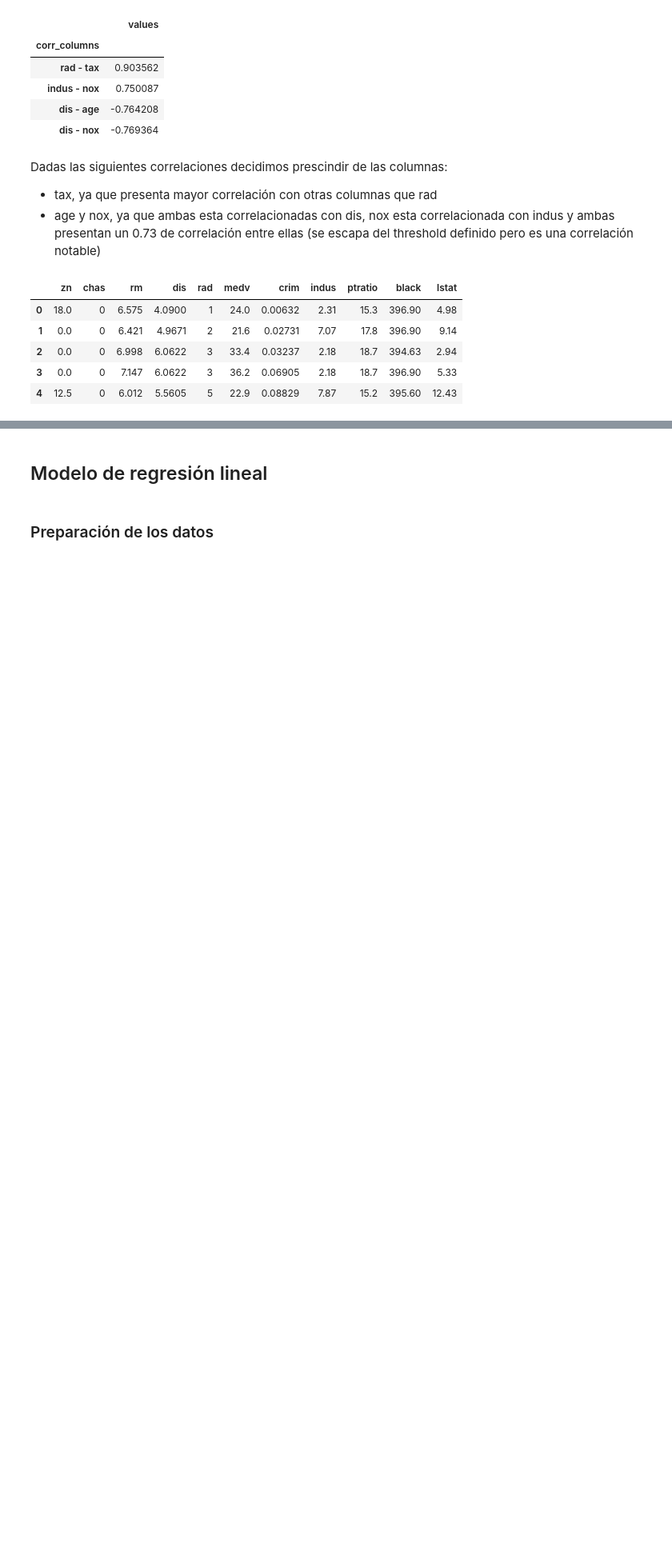
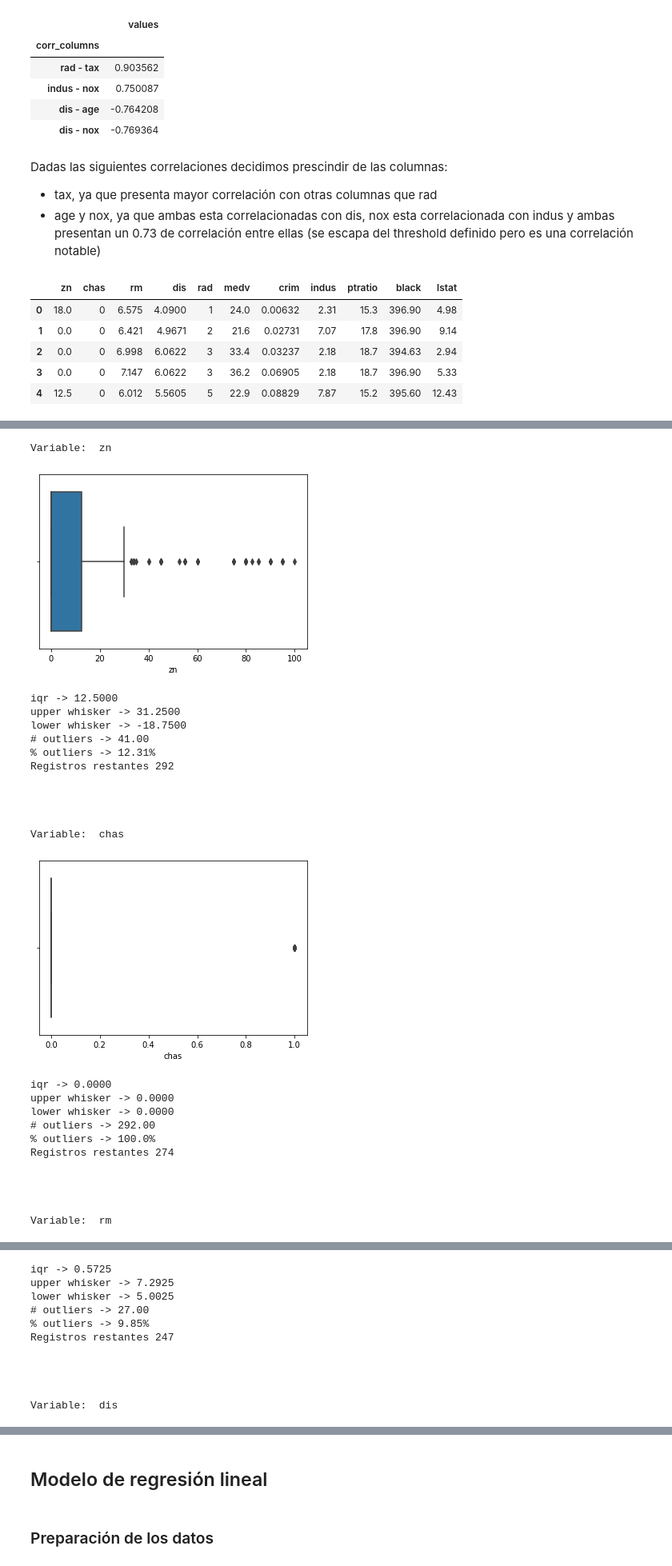
Before and after one commit to Maartin73/Data-Science-Advanced-Analytics, a Jupyter notebook: MartinR_CarranzaJ_Ejercicio_4.4.ipynb, the cells around one changed output, grey strips where cells are left out. Shown at 80% size. Cells and saved outputs as stored; diff of their text form; code cells hidden in the pictures; blank space fills up the shorter version.

```diff
--- a/MartinR_CarranzaJ_Ejercicio_4.4.ipynb
+++ b/MartinR_CarranzaJ_Ejercicio_4.4.ipynb
@@ -470,0 +451,57 @@ train
+# %%
+train_iqr = train
+
+for col_name in train_iqr.drop(columns=['medv']):
+    print("\x1b[1;34m"+"Variable: ", col_name)
+
+    col = train_iqr[col_name]
+    sns.boxplot(x=col)
+    plt.show()
+
+    q1 = np.quantile(col, 0.25)
+
+    q3 = np.quantile(col, 0.75)
+    med = np.median(col)
+
+    iqr = q3-q1
+
+    upper_bound = q3+(1.5*iqr)
+    lower_bound = q1-(1.5*iqr)
+    print("iqr -> %.4f" % iqr)
+    print("upper whisker -> %.4f" % upper_bound)
+    print("lower whisker -> %.4f" % lower_bound)
+
+    outliers = col[(col <= lower_bound) | (col >= upper_bound)]
+
+    print("# outliers -> %.2f" %outliers.count())
+    print("% outliers -> " + str(round(outliers.count()/col.count()*100, 2)) + '%')
+
+    train_iqr = train_iqr[(col >= lower_bound) & (col <= upper_bound)]
+    print("Registros restantes", train_iqr[col_name].count())
+    print("\n\n\n")
+# %% [output]
+Variable:  zn
+[figure, added]
+iqr -> 12.5000
+upper whisker -> 31.2500
+lower whisker -> -18.7500
+# outliers -> 41.00
+% outliers -> 12.31%
+Registros restantes 292
+
+
+
+
+Variable:  chas
+[figure, added]
+iqr -> 0.0000
+upper whisker -> 0.0000
+lower whisker -> 0.0000
+# outliers -> 292.00
+% outliers -> 100.0%
+Registros restantes 274
+
+
+
+
+Variable:  rm
@@ -470,0 +509,11 @@ train
+iqr -> 0.5725
+upper whisker -> 7.2925
+lower whisker -> 5.0025
+# outliers -> 27.00
+% outliers -> 9.85%
+Registros restantes 247
+
+
+
+
+Variable:  dis
```
Also changed, not shown: parts of 57 cells of this notebook.
